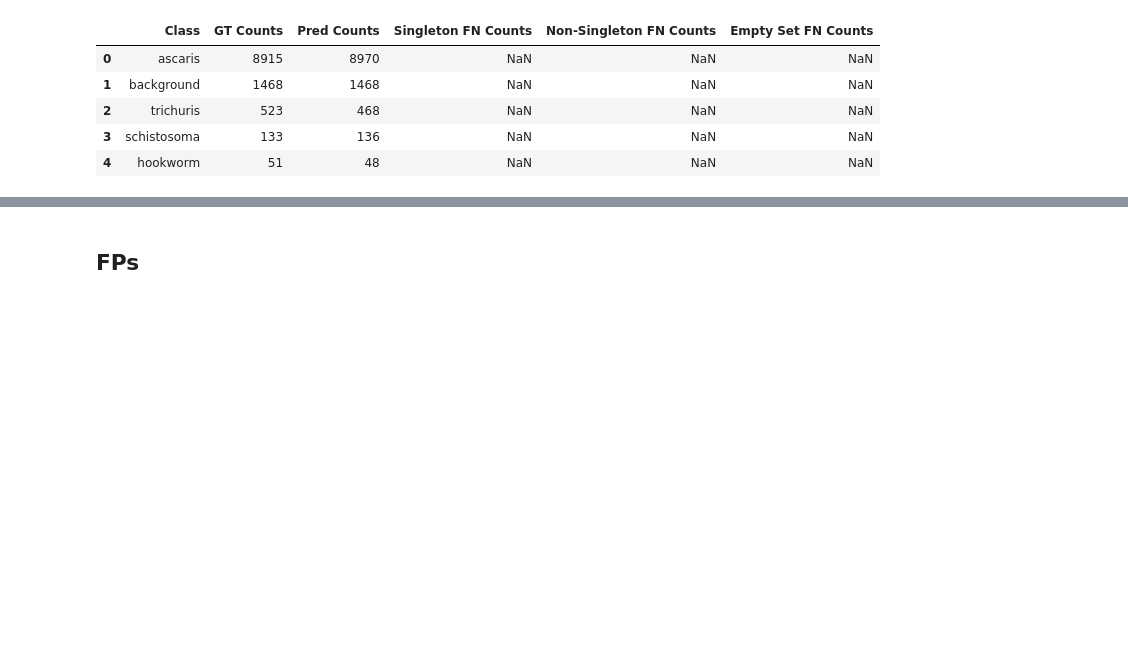
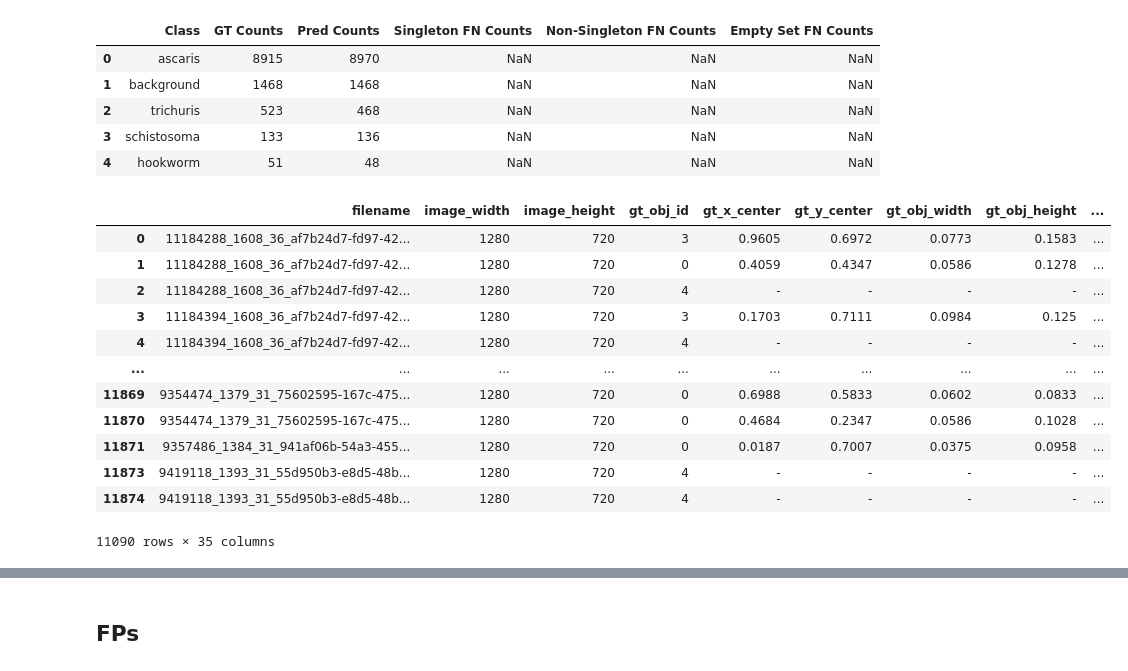
Before and after one commit to mohliyet/conformal_prediction, a Jupyter notebook: crepes_hinge_background.ipynb, the cells around one changed output, grey strips where cells are left out. Saved outputs shown, nothing was run; the diff lists cells and outputs as text; code cells hidden in the pictures; blank space fills up the shorter version.

```diff
--- a/crepes_hinge_background.ipynb
+++ b/crepes_hinge_background.ipynb
@@ -366,3 +396,19 @@ counts_df
 | 2 | trichuris | 523 | 468 | NaN | NaN | NaN |
 | 3 | schistosoma | 133 | 136 | NaN | NaN | NaN |
 | 4 | hookworm | 51 | 48 | NaN | NaN | NaN |
+# %%
+df_testing
+# %% [output]
+|  | filename | image_width | image_height | gt_obj_id | gt_x_center | gt_y_center | gt_obj_width | gt_obj_height | ... |
+| 0 | 11184288_1608_36_af7b24d7-fd97-42... | 1280 | 720 | 3 | 0.9605 | 0.6972 | 0.0773 | 0.1583 | ... |
+| 1 | 11184288_1608_36_af7b24d7-fd97-42... | 1280 | 720 | 0 | 0.4059 | 0.4347 | 0.0586 | 0.1278 | ... |
+| 2 | 11184288_1608_36_af7b24d7-fd97-42... | 1280 | 720 | 4 | - | - | - | - | ... |
+| 3 | 11184394_1608_36_af7b24d7-fd97-42... | 1280 | 720 | 3 | 0.1703 | 0.7111 | 0.0984 | 0.125 | ... |
+| 4 | 11184394_1608_36_af7b24d7-fd97-42... | 1280 | 720 | 4 | - | - | - | - | ... |
+| ... | ... | ... | ... | ... | ... | ... | ... | ... | ... |
+| 11869 | 9354474_1379_31_75602595-167c-475... | 1280 | 720 | 0 | 0.6988 | 0.5833 | 0.0602 | 0.0833 | ... |
+| 11870 | 9354474_1379_31_75602595-167c-475... | 1280 | 720 | 0 | 0.4684 | 0.2347 | 0.0586 | 0.1028 | ... |
+| 11871 | 9357486_1384_31_941af06b-54a3-455... | 1280 | 720 | 0 | 0.0187 | 0.7007 | 0.0375 | 0.0958 | ... |
+| 11873 | 9419118_1393_31_55d950b3-e8d5-48b... | 1280 | 720 | 4 | - | - | - | - | ... |
+| 11874 | 9419118_1393_31_55d950b3-e8d5-48b... | 1280 | 720 | 4 | - | - | - | - | ... |
+11090 rows × 35 columns
```
Also changed, not shown: parts of 5 cells of this notebook.
